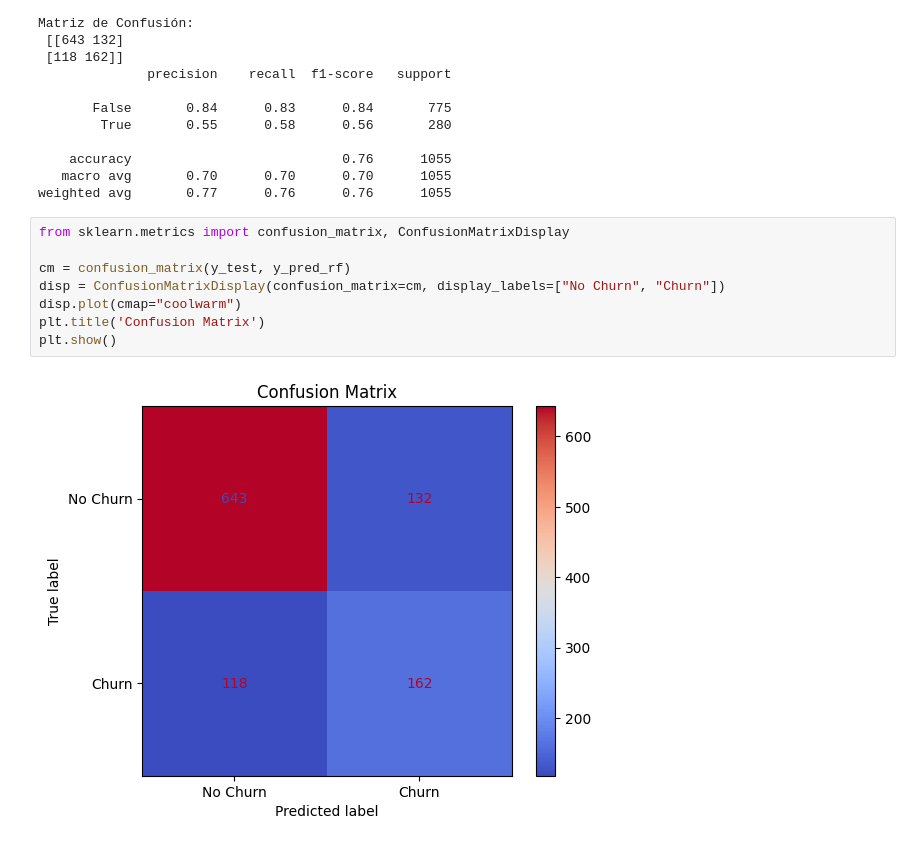
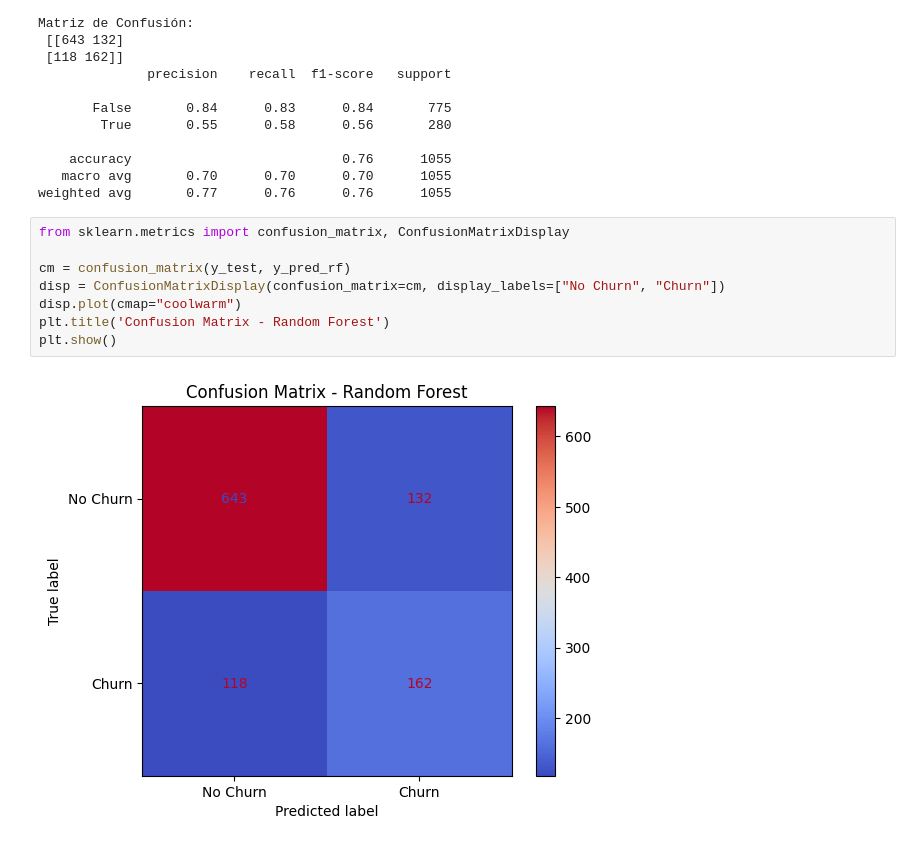
Before and after one commit to macollipal/-challenge3-data-science-LATAM, a Jupyter notebook: challenge3_data_science_LATAM.ipynb, the cells around one changed output. Drawn from its saved outputs; the diff is of its cells as text.

```diff
--- a/challenge3_data_science_LATAM.ipynb
+++ b/challenge3_data_science_LATAM.ipynb
@@ -495,10 +509,10 @@ weighted avg       0.77      0.76      0.76      1055
 # %%
 from sklearn.metrics import confusion_matrix, ConfusionMatrixDisplay
 
 cm = confusion_matrix(y_test, y_pred_rf)
 disp = ConfusionMatrixDisplay(confusion_matrix=cm, display_labels=["No Churn", "Churn"])
 disp.plot(cmap="coolwarm")
-plt.title('Confusion Matrix')
+plt.title('Confusion Matrix - Random Forest')
 plt.show()
 # %% [output]
-[figure, old version]
+[figure, new version]
```
Also changed, not shown: parts of 3 cells of this notebook.
